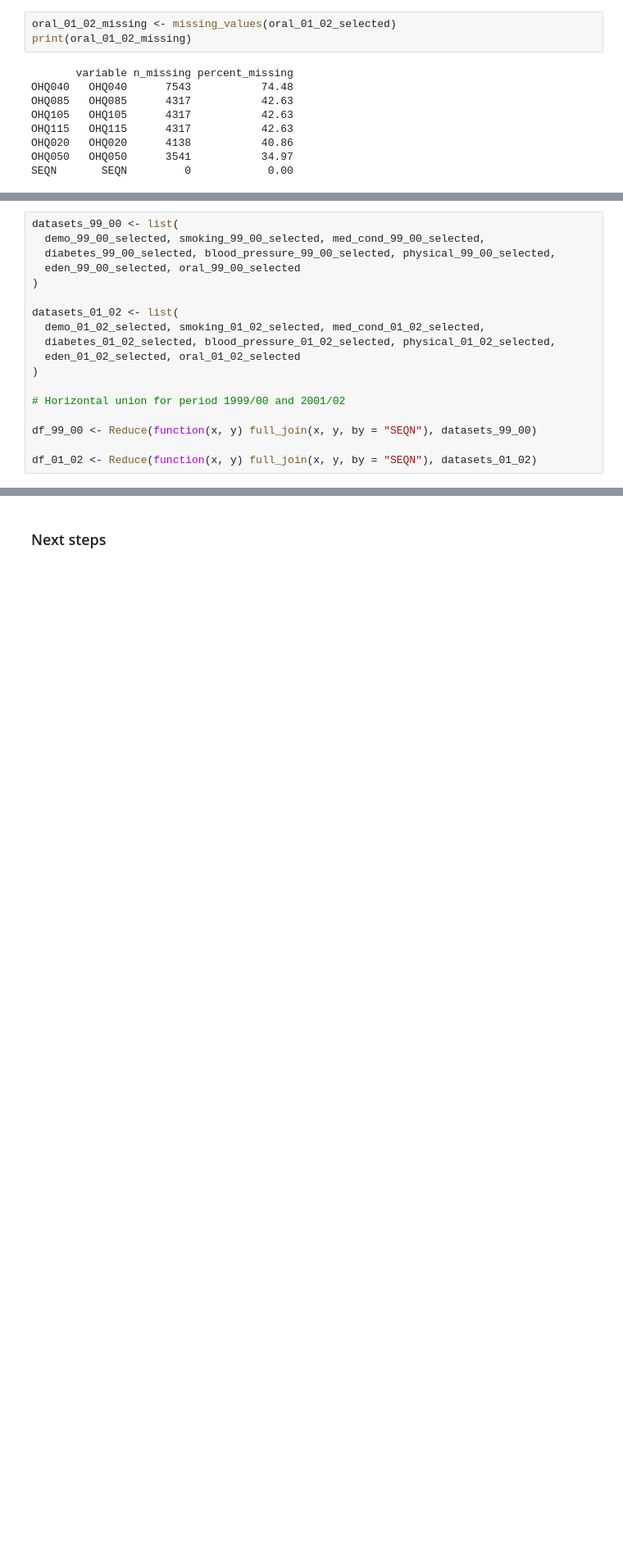
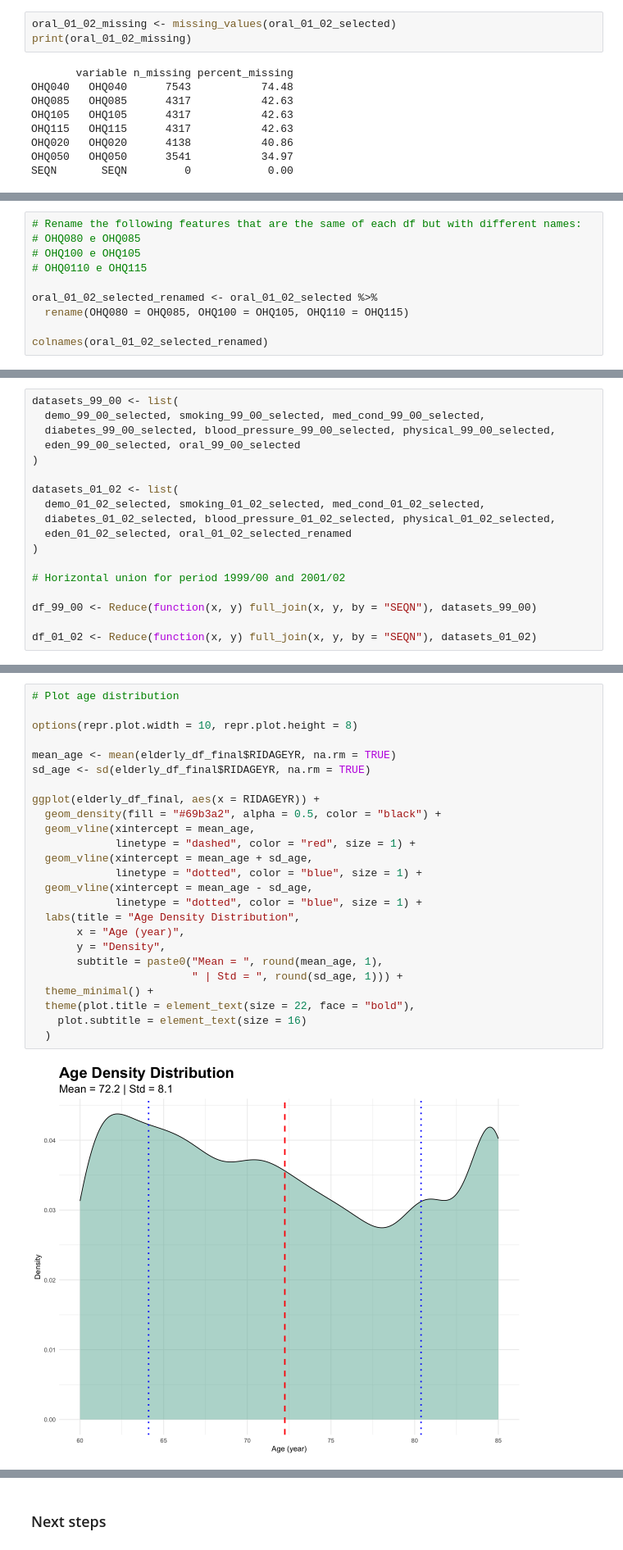
Before and after one commit to silvano315/Med-Physics, a Jupyter notebook: notebooks/NHANES_analysis.ipynb, the cells around one changed output, grey strips where cells are left out. Shown: that part at 82% size. Cells and saved outputs as stored; diff of their text form; blank space fills up the shorter version.

```diff
--- a/notebooks/NHANES_analysis.ipynb
+++ b/notebooks/NHANES_analysis.ipynb
@@ -809,0 +845,10 @@ dim(elderly_demo_data)
+# %%
+# Rename the following features that are the same of each df but with different names:
+# OHQ080 e OHQ085
+# OHQ100 e OHQ105
+# OHQ0110 e OHQ115
+
+oral_01_02_selected_renamed <- oral_01_02_selected %>%
+  rename(OHQ080 = OHQ085, OHQ100 = OHQ105, OHQ110 = OHQ115)
+
+colnames(oral_01_02_selected_renamed)
@@ -817,7 +864,7 @@ datasets_99_00 <- list(
 datasets_01_02 <- list(
   demo_01_02_selected, smoking_01_02_selected, med_cond_01_02_selected,
   diabetes_01_02_selected, blood_pressure_01_02_selected, physical_01_02_selected,
-  eden_01_02_selected, oral_01_02_selected
+  eden_01_02_selected, oral_01_02_selected_renamed
 )
 
 # Horizontal union for period 1999/00 and 2001/02
@@ -857,3 +904,30 @@ dim(elderly_df_final)
+# %%
+# Plot age distribution
+
+options(repr.plot.width = 10, repr.plot.height = 8)
+
+mean_age <- mean(elderly_df_final$RIDAGEYR, na.rm = TRUE)
+sd_age <- sd(elderly_df_final$RIDAGEYR, na.rm = TRUE)
+
+ggplot(elderly_df_final, aes(x = RIDAGEYR)) +
+  geom_density(fill = "#69b3a2", alpha = 0.5, color = "black") +
+  geom_vline(xintercept = mean_age,
+             linetype = "dashed", color = "red", size = 1) +
+  geom_vline(xintercept = mean_age + sd_age,
+             linetype = "dotted", color = "blue", size = 1) +
+  geom_vline(xintercept = mean_age - sd_age,
+             linetype = "dotted", color = "blue", size = 1) +
+  labs(title = "Age Density Distribution",
+       x = "Age (year)",
+       y = "Density",
+       subtitle = paste0("Mean = ", round(mean_age, 1),
+                         " | Std = ", round(sd_age, 1))) +
+  theme_minimal() +
+  theme(plot.title = element_text(size = 22, face = "bold"),
+    plot.subtitle = element_text(size = 16)
+  )
+# %% [output]
+[figure, added]
 # %%
 # Remove every row with a least one NA values
 
```
Also changed, not shown: parts of 20 cells of this notebook.
